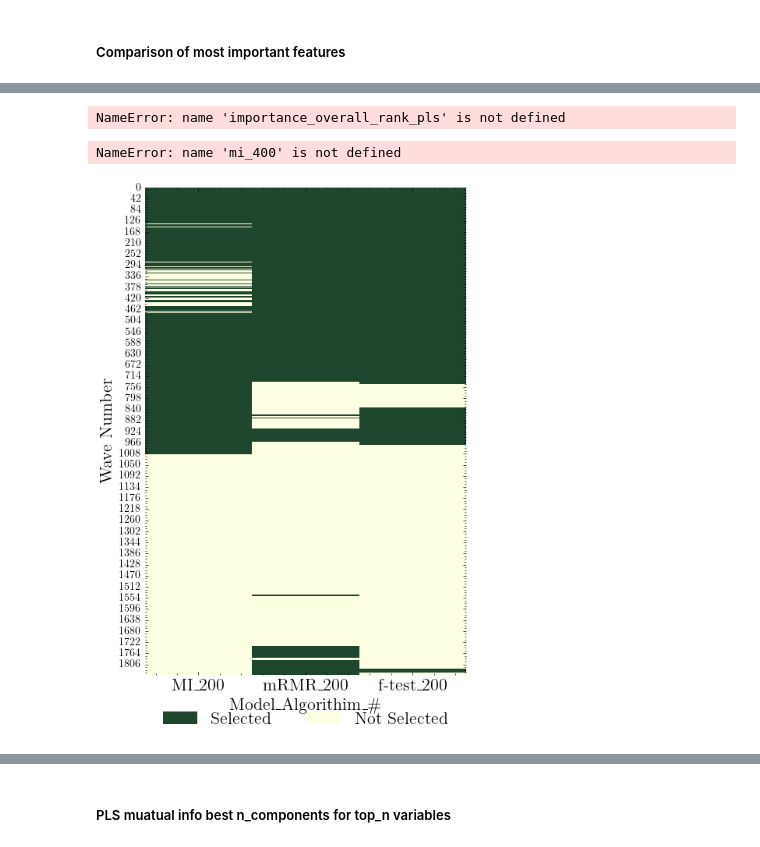
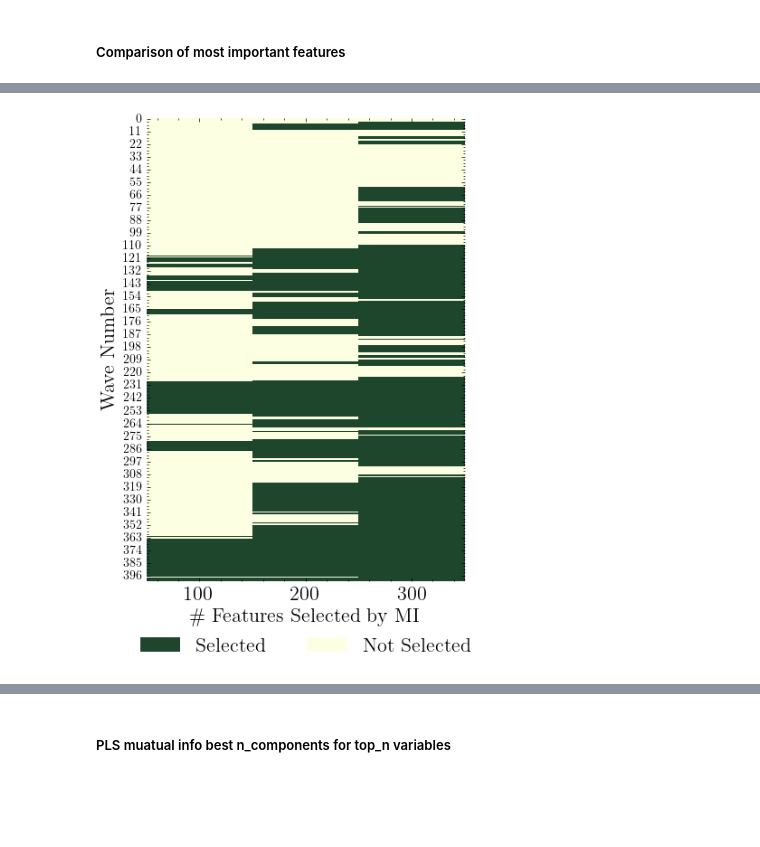
Before and after one commit to Lucas-ZR/datahow-thesis-feup, a Jupyter notebook: first_dataset_feature_selection.ipynb, the cells around one changed output, grey strips where cells are left out. Cells and saved outputs as stored; diff of their text form; code cells hidden in the pictures; blank space fills up the shorter version.

```diff
--- a/first_dataset_feature_selection.ipynb
+++ b/first_dataset_feature_selection.ipynb
@@ -1869,11 +1754,9 @@ array=np.array([PLS_PI_200,
                 SVM_PI_200,
                 NN_PI_200])
 array=array.astype(int)
-data=pd.DataFrame(array.T,columns=['PLS_PI_100',
-                                   'SVM_PI_100',
-                                   'NN_PI_100'])
+data=pd.DataFrame(array.T,columns=['PLS',
+                                   'SVR',
+                                   'ANN'])
-# %% [output]
-NameError: name 'importance_overall_rank_pls' is not defined
 # %%
 #MI mrmr and f
 
@@ -1891,7 +1774,6 @@ data=pd.DataFrame(array.T,columns=['MI_200',
 # %%
 ### PLS and PI
 
-i_400=show_imp(X,mi_rank,400)
 mi_300=show_imp(X,mi_rank,300)
 mi_200=show_imp(X,mi_rank,200)
 mi_100=show_imp(X,mi_rank,100)
@@ -1899,43 +1781,39 @@ mi_100=show_imp(X,mi_rank,100)
 
 array=np.array([mi_100,
                 mi_200,
-                mi_300,
-                mi_400])
+                mi_300,])
 array=array.astype(int)
-data=pd.DataFrame(array.T,columns=['MI_100',
-                                   'MI_200',
-                                   'MI_300',
-                                   'MI_400'])
+data=pd.DataFrame(array.T,columns=['100',
+                                   '200',
+                                   '300'])
-# %% [output]
-NameError: name 'mi_400' is not defined
 # %%
 import matplotlib.pyplot as plt
 import seaborn as sns
 
 plt.style.use('science')
-plt.figure(figsize=(5, 8))  # Adjusted figure size
+plt.figure(figsize=(4.5, 7))  # Adjusted figure size
 
 # Create a custom colormap with the specified colors
 cmap = sns.color_palette(["#fdffe3", "#1d462c"], as_cmap=True)
 
 # Create a custom legend
 legend_elements = [plt.Rectangle((0, 0), 1, 1, facecolor="#1d462c", edgecolor='none', label='Selected'),
                    plt.Rectangle((0, 0), 1, 1, facecolor="#fdffe3", edgecolor='none', label='Not Selected')]
 
 sns.heatmap(data, annot=False, cmap=cmap, cbar=False)
-plt.xlabel('Model_Algorithim_\#', fontsize=16)
+plt.xlabel('\# Features Selected by MI', fontsize=16)
 plt.ylabel('Wave Number', fontsize=16)
 plt.xticks(fontsize=16)
 
 # Add the custom legend to the plot at the bottom
-plt.legend(handles=legend_elements, loc='lower center', bbox_to_anchor=(0.5, -0.14), ncol=2, fontsize=16)
+plt.legend(handles=legend_elements, loc='lower center', bbox_to_anchor=(0.5, -0.2), ncol=2, fontsize=16)
 
 plt.tight_layout(rect=[0, 0.03, 1, 0.95])  # Adjust the plot spacing
 
 
-#plt.savefig('C:\\Users\\lucas\\Downloads\\third_comparison.png', format='png', bbox_inches='tight')
+plt.savefig('C:\\Users\\lucas\\Downloads\\first.png', format='png', bbox_inches='tight')
 # %% [output]
-[figure, old version]
+[figure, new version]
 # %%
 # Use the science plot style
 plt.style.use('science')
```
Also changed, not shown: parts of 72 cells of this notebook, 2 other files.
